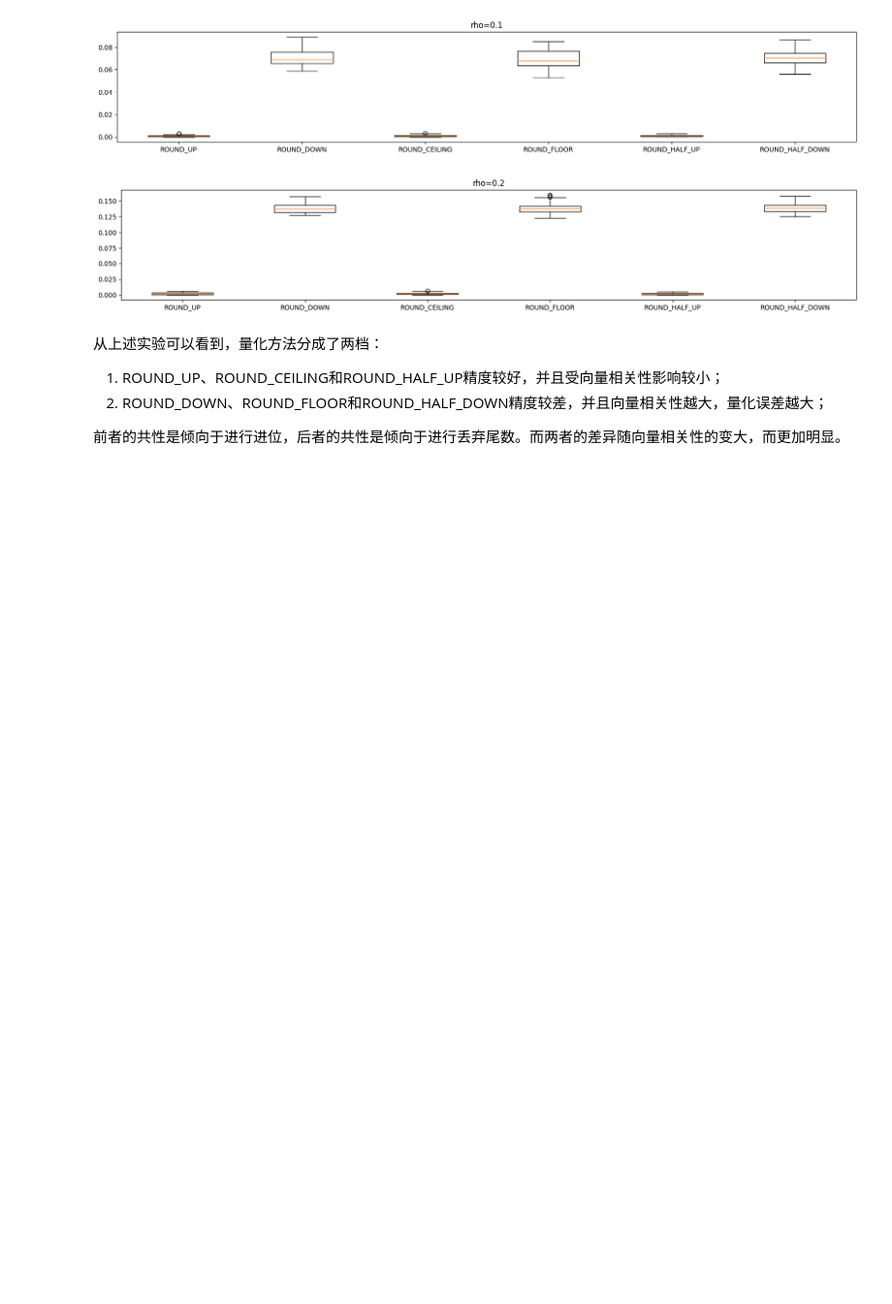
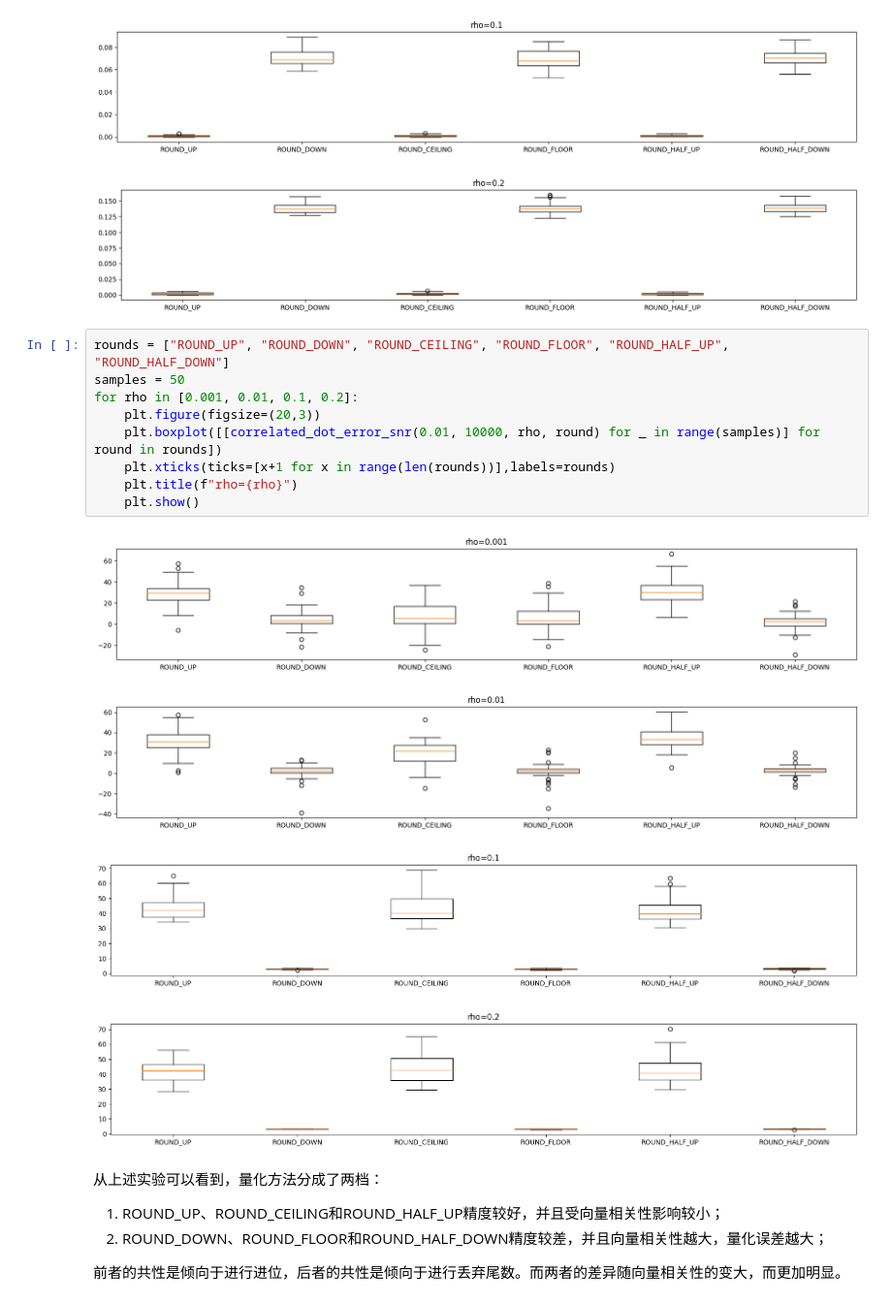
Before and after one commit to reiase/ieee754_simulation, a Jupyter notebook: simfloat.ipynb, the cells around one changed output. Shown at 97% size. Cells and saved outputs as stored; diff of their text form; blank space fills up the shorter version.

```diff
--- a/simfloat.ipynb
+++ b/simfloat.ipynb
@@ -202,6 +293,20 @@ for rho in [0.001, 0.01, 0.1, 0.2]:
 [figure]
 [figure]
 [figure]
+# %%
+rounds = ["ROUND_UP", "ROUND_DOWN", "ROUND_CEILING", "ROUND_FLOOR", "ROUND_HALF_UP", "ROUND_HALF_DOWN"]
+samples = 50
+for rho in [0.001, 0.01, 0.1, 0.2]:
+    plt.figure(figsize=(20,3))
+    plt.boxplot([[correlated_dot_error_snr(0.01, 10000, rho, round) for _ in range(samples)] for round in rounds])
+    plt.xticks(ticks=[x+1 for x in range(len(rounds))],labels=rounds)
+    plt.title(f"rho={rho}")
+    plt.show()
+# %% [output]
+[figure, added]
+[figure, added]
+[figure, added]
+[figure, added]
 # %% [markdown]
 从上述实验可以看到，量化方法分成了两档：
 1. ROUND_UP、ROUND_CEILING和ROUND_HALF_UP精度较好，并且受向量相关性影响较小；
```
Also changed, not shown: parts of 9 cells of this notebook.
